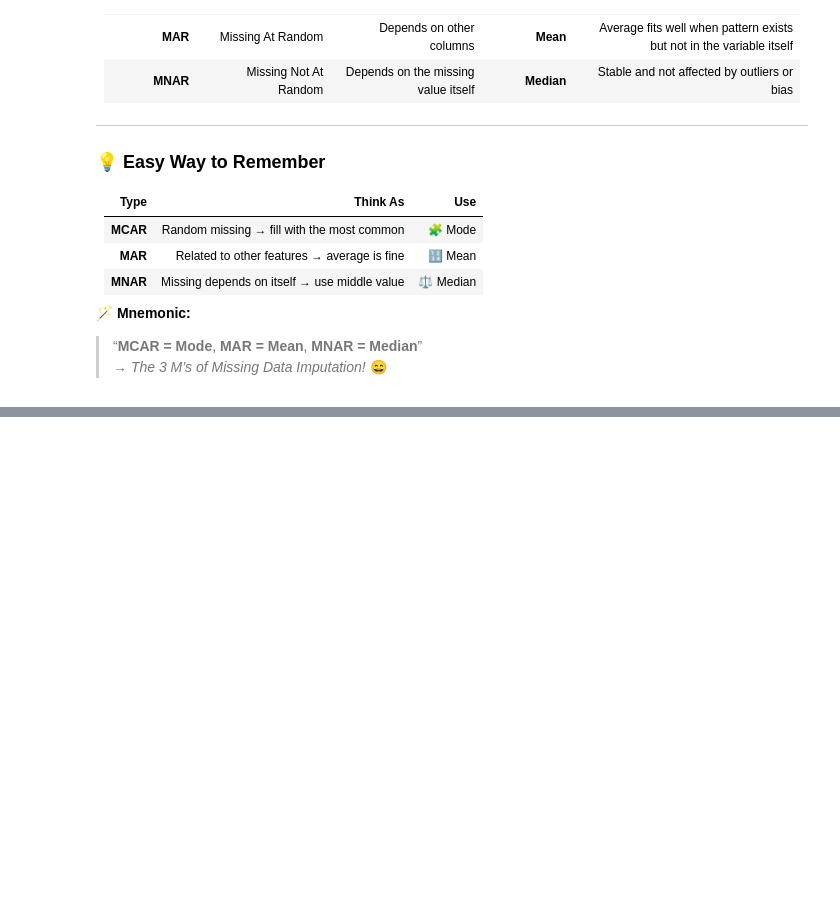
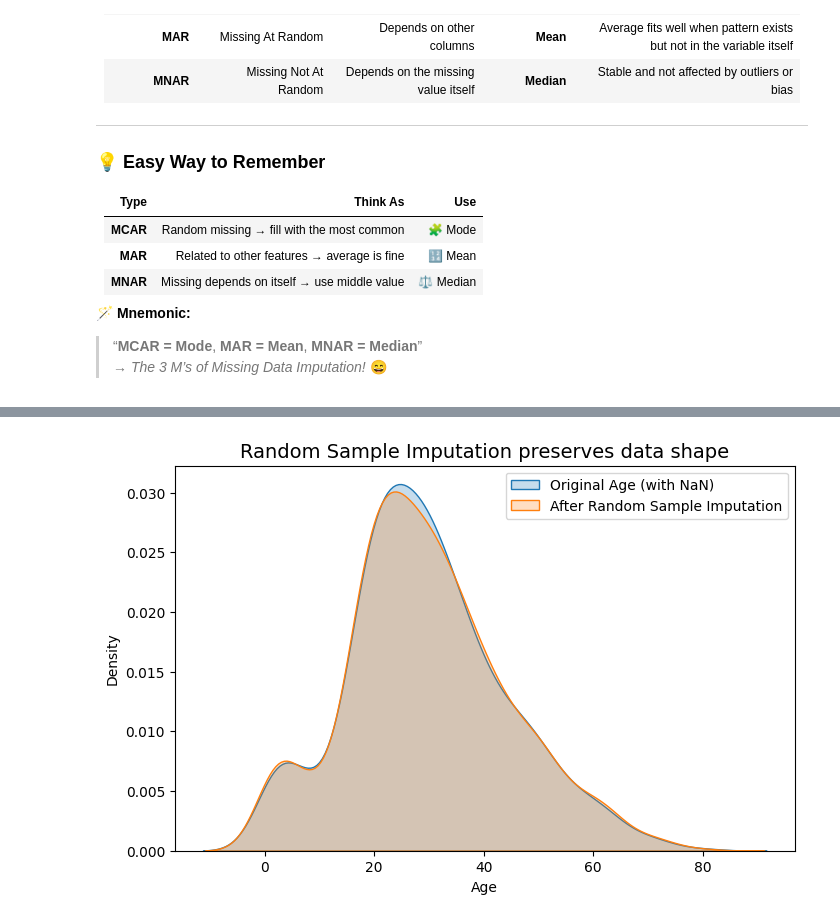
Before and after one commit to prsundaram/python-series, a Jupyter notebook: feature-engineering/handling-missing-values.ipynb, the cells around one changed output, grey strips where cells are left out. Drawn from its saved outputs; the diff is of its cells as text; code cells hidden in the pictures; blank space fills up the shorter version.

```diff
--- a/feature-engineering/handling-missing-values.ipynb
+++ b/feature-engineering/handling-missing-values.ipynb
@@ -868,0 +971,10 @@ like `fare`, `income`, or `house price`.
+# %%
+plt.figure(figsize=(8,5))
+sns.kdeplot(titanic_data['age'], label='Original Age (with NaN)', fill=True)
+sns.kdeplot(random_imputed['age'], label='After Random Sample Imputation', fill=True)
+plt.title("Random Sample Imputation preserves data shape", fontsize=14)
+plt.xlabel("Age")
+plt.legend()
+plt.show()
+# %% [output]
+[figure, added]
```
Also changed, not shown: parts of 5 cells of this notebook.
